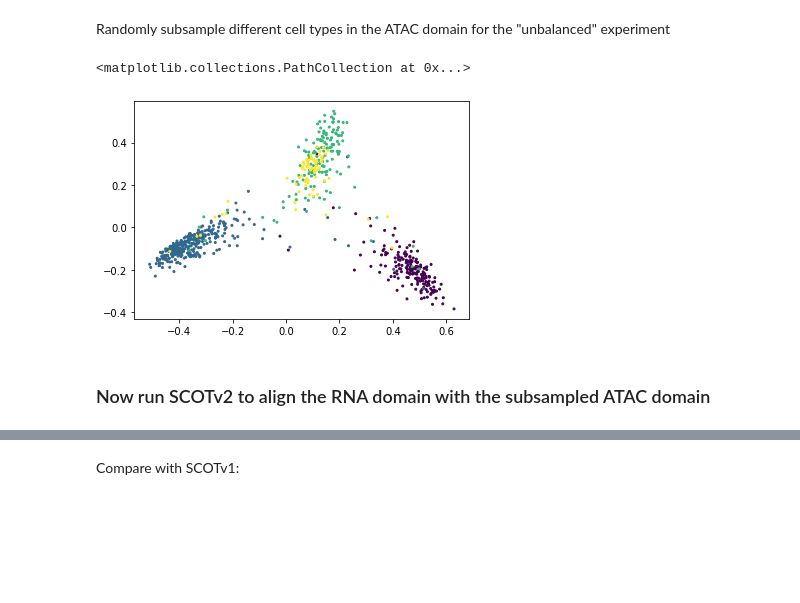
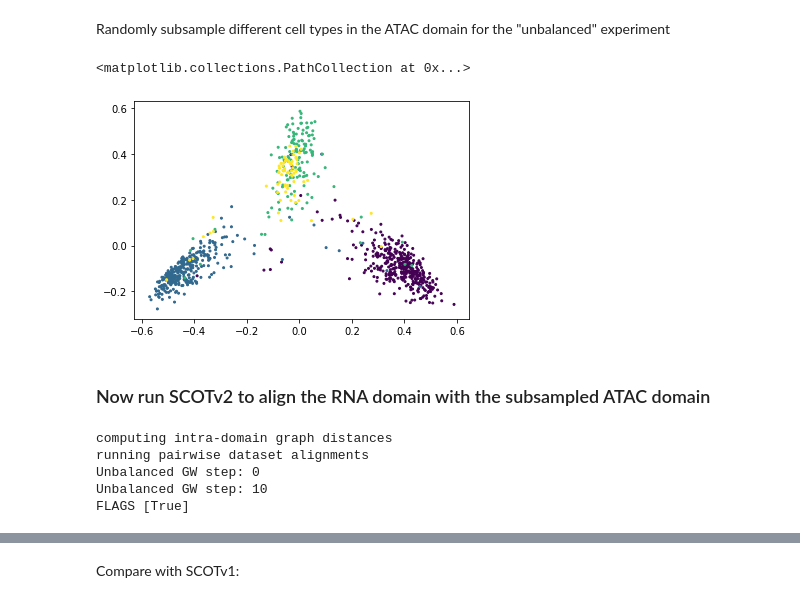
Before and after one commit to rsinghlab/SCOT, a Jupyter notebook: examples/UnbalancedExample_SNARE.ipynb, the cells around one changed output, grey strips where cells are left out. Cells and saved outputs as stored; diff of their text form; code cells hidden in the pictures; blank space fills up the shorter version.

```diff
--- a/examples/UnbalancedExample_SNARE.ipynb
+++ b/examples/UnbalancedExample_SNARE.ipynb
@@ -35,16 +35,16 @@ plt.show()
 # %% [markdown]
 Randomly subsample different cell types in the ATAC domain for the "unbalanced" experiment
 # %%
-props = [0.5, 1, 0.75, 0.5]
+props = [1, 1, 0.7, 0.5]
 
 index = np.concatenate([np.where(Yatac_ctypes == i)[0][0:int((Yatac_ctypes == i).sum() * props[i-1])] for i in range(1,len(props)+1)])
 Yatac_subsamp = Yatac[index, :]
 
 Yatac_subsamp_2Dpca = pca.fit_transform(Yatac_subsamp)
 plt.scatter(Yatac_subsamp_2Dpca[:, 0], Yatac_subsamp_2Dpca[:, 1], s = 4, c = Yatac_ctypes[index])
 # %% [output]
 <matplotlib.collections.PathCollection at 0x...>
-[figure, old version]
+[figure, new version]
 # %% [markdown]
 ### Now run SCOTv2 to align the RNA domain with the subsampled ATAC domain
 # %%
@@ -52,7 +52,13 @@ import os
 os.chdir("../src")
 import scotv2
 SCOTv2=scotv2.SCOTv2([Xrna, Yatac_subsamp])
-integrated_data=SCOTv2.align(normalize=False, k=110, eps=1e-3, rho=0.05,projMethod="barycentric")
+integrated_data=SCOTv2.align(normalize=False, k=110, eps=5e-3, rho=0.01,projMethod="barycentric")
+# %% [output]
+computing intra-domain graph distances
+running pairwise dataset alignments
+Unbalanced GW step: 0
+Unbalanced GW step: 10
+FLAGS [True]
 # %%
 Xrna_integrated=integrated_data[0]
 Yatac_subsamp_integrated=integrated_data[1]
```
Also changed, not shown: parts of 3 cells of this notebook.
